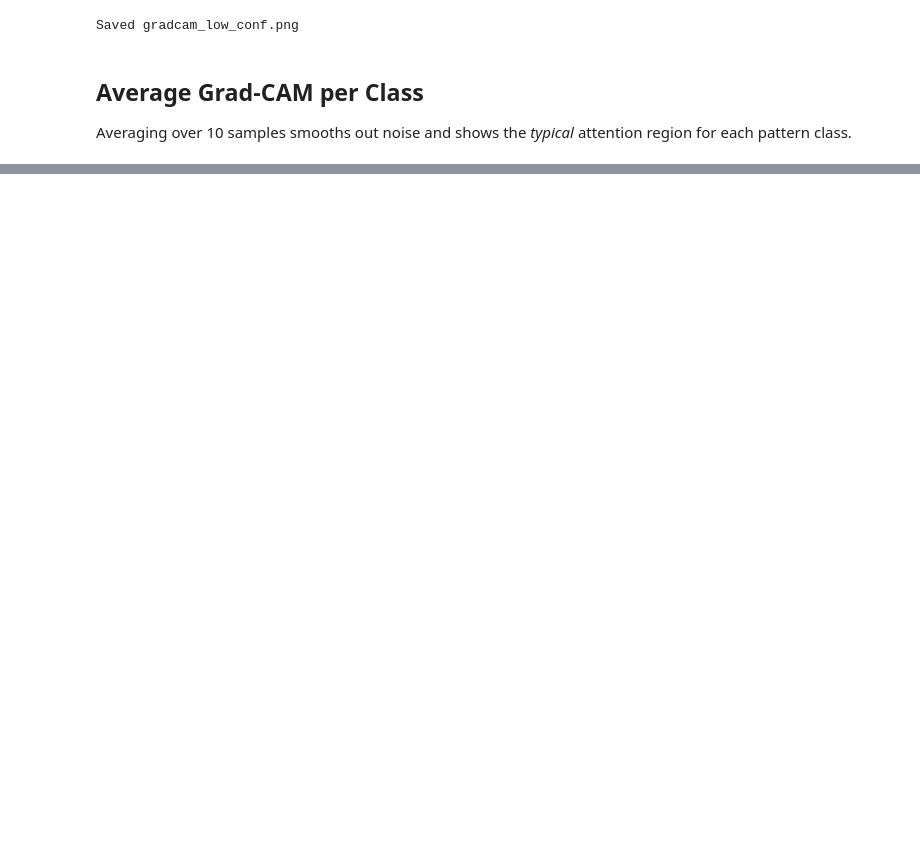
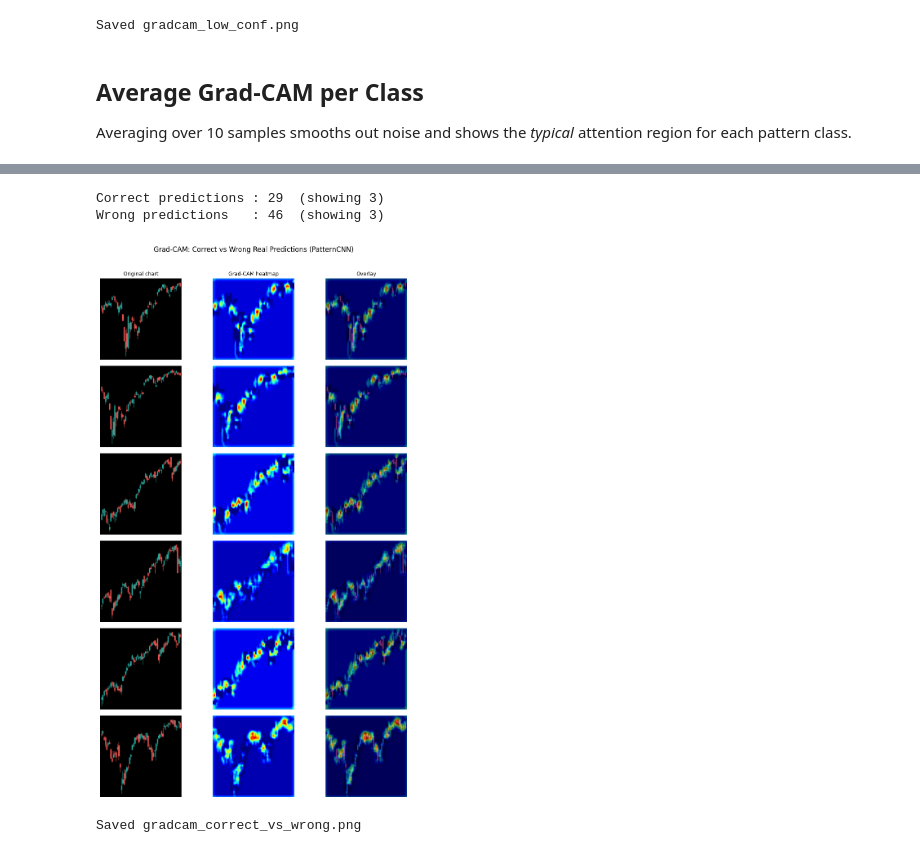
Before and after one commit to varunvnaik123/ECE-176_FinalProject, a Jupyter notebook: notebooks/04_gradcam_visualization.ipynb, the cells around one changed output, grey strips where cells are left out. Drawn from its saved outputs; the diff is of its cells as text; code cells hidden in the pictures; blank space fills up the shorter version.

```diff
--- a/notebooks/04_gradcam_visualization.ipynb
+++ b/notebooks/04_gradcam_visualization.ipynb
@@ -292,0 +454,80 @@ Saved gradcam_avg.png
+# %%
+FORWARD_DAYS = 5
+
+# label each real sample as correct or wrong using 5-day forward return
+labeled = []
+for img, det in real_samples:
+    det_date  = pd.Timestamp(det['date'])
+    future    = df.index[df.index >= det_date]
+    if len(future) < FORWARD_DAYS + 1:
+        continue
+    entry_price = df.loc[future[0], 'Close']
+    exit_price  = df.loc[future[FORWARD_DAYS], 'Close']
+    fwd_ret     = (exit_price / entry_price) - 1
+
+    if det['direction'] == 'bullish':
+        correct = fwd_ret > 0
+    else:
+        correct = fwd_ret < 0
+
+    labeled.append((img, det, fwd_ret, correct))
+
+correct_ones = [x for x in labeled if     x[3]]
+wrong_ones   = [x for x in labeled if not x[3]]
+
+# sort by confidence to get clearest examples
+correct_ones.sort(key=lambda x: x[1]['conf'], reverse=True)
+wrong_ones.sort(  key=lambda x: x[1]['conf'], reverse=True)
+
+N_SHOW = min(3, len(correct_ones), len(wrong_ones))
+print(f'Correct predictions : {len(correct_ones)}  (showing {N_SHOW})')
+print(f'Wrong predictions   : {len(wrong_ones)}  (showing {N_SHOW})')
+
+cnn_cam = GradCAM(cnn_model, cnn_model.features[-1][0])
+
+fig, axes = plt.subplots(N_SHOW * 2, 3, figsize=(9, 4.5 * N_SHOW))
+
+for i in range(N_SHOW):
+    for group_idx, (group, label, color) in enumerate([
+        (correct_ones, 'CORRECT', 'limegreen'),
+        (wrong_ones,   'WRONG',   'tomato'),
+    ]):
+        row = i * 2 + group_idx
+        img, det, fwd_ret, _ = group[i]
+
+        tensor = tfm(img).unsqueeze(0).to(device)
+        cam, _ = cnn_cam(tensor, class_idx=CLASS_NAMES.index(det['class']))
+        overlay, orig = make_overlay(tensor, cam)
+
+        axes[row, 0].imshow(orig)
+        axes[row, 1].imshow(cam, cmap='jet')
+        axes[row, 2].imshow(overlay)
+
+        direction_arrow = '↑' if det['direction'] == 'bullish' else '↓'
+        ret_sign = '+' if fwd_ret > 0 else ''
+        title = (f'[{label}] {det["class"].replace("_"," ")} {direction_arrow}  '
+                 f'conf={det["conf"]:.2f}  5d return={ret_sign}{fwd_ret*100:.1f}%')
+
+        axes[row, 0].set_ylabel(title, fontsize=7, rotation=0,
+                                 labelpad=5, va='center', color=color)
+        for ax in axes[row]:
+            ax.axis('off')
+            for spine in ax.spines.values():
+                spine.set_edgecolor(color)
+                spine.set_linewidth(2)
+
+axes[0, 0].set_title('Original chart', fontsize=9)
+axes[0, 1].set_title('Grad-CAM heatmap', fontsize=9)
+axes[0, 2].set_title('Overlay', fontsize=9)
+
+plt.suptitle('Grad-CAM: Correct vs Wrong Real Predictions (PatternCNN)', fontsize=12, y=1.01)
+plt.tight_layout()
+plt.savefig(RESULTS_DIR / 'figures' / 'gradcam_correct_vs_wrong.png', dpi=100, bbox_inches='tight')
+plt.show()
+cnn_cam.remove()
+print('Saved gradcam_correct_vs_wrong.png')
+# %% [output]
+Correct predictions : 29  (showing 3)
+Wrong predictions   : 46  (showing 3)
+[figure, added]
+Saved gradcam_correct_vs_wrong.png
```
Also changed, not shown: parts of 8 cells of this notebook, 5 other files.
